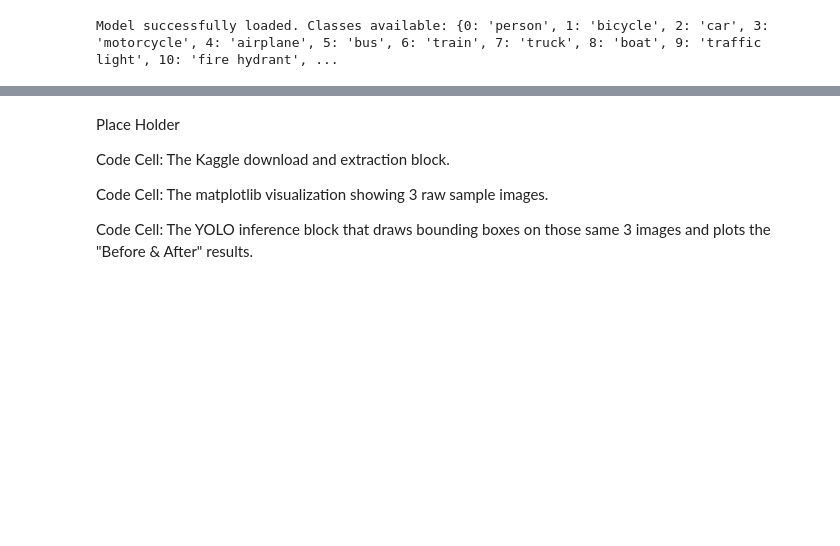
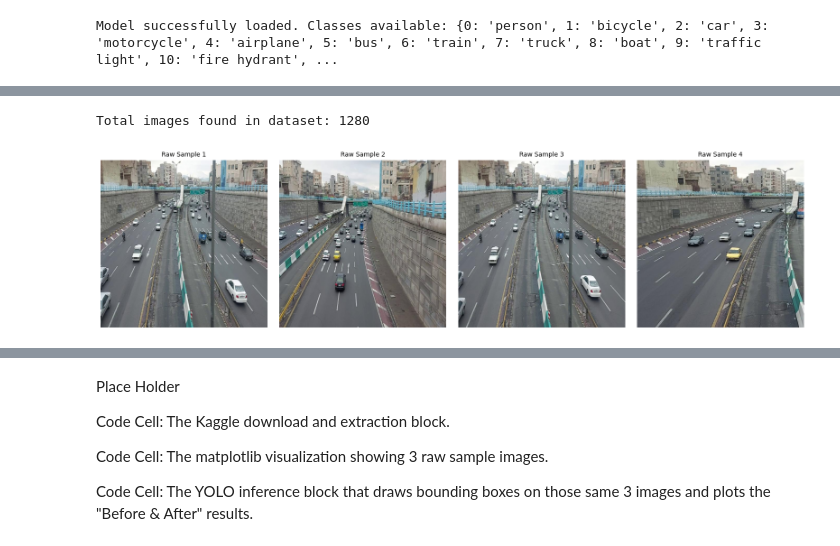
Before and after one commit to fyseo/traffic-vision-yolo, a Jupyter notebook: FinalProject.ipynb, the cells around one changed output, grey strips where cells are left out. Saved outputs shown, nothing was run; the diff lists cells and outputs as text; code cells hidden in the pictures; blank space fills up the shorter version.

```diff
--- a/FinalProject.ipynb
+++ b/FinalProject.ipynb
@@ -73,0 +77,27 @@ Model successfully loaded. Classes available: {0: 'person', 1: 'bicycle', 2: 'ca
+# %%
+# Gather all image files from the extracted dataset directory
+all_image_paths = []
+all_image_paths.extend(glob.glob(f"dataset/**/{"*.jpg"}", recursive=True))
+
+print(f"Total images found in dataset: {len(all_image_paths)}")
+
+# Random samples of dataset images
+num_samples = 4
+sampled_image_paths = np.random.choice(all_image_paths, size=num_samples, replace=False)
+
+# Visualize raw images before any detection
+plt.figure(figsize=(16, 4))
+for idx, img_path in enumerate(sampled_image_paths):
+    img_bgr = cv2.imread(img_path)
+    img_rgb = cv2.cvtColor(img_bgr, cv2.COLOR_BGR2RGB)
+
+    plt.subplot(1, num_samples, idx + 1)
+    plt.imshow(img_rgb)
+    plt.title(f"Raw Sample {idx + 1}", fontsize=10)
+    plt.axis("off")
+
+plt.tight_layout()
+plt.show()
+# %% [output]
+Total images found in dataset: 1280
+[figure, added]
```
Also changed, not shown: parts of 3 cells of this notebook.
